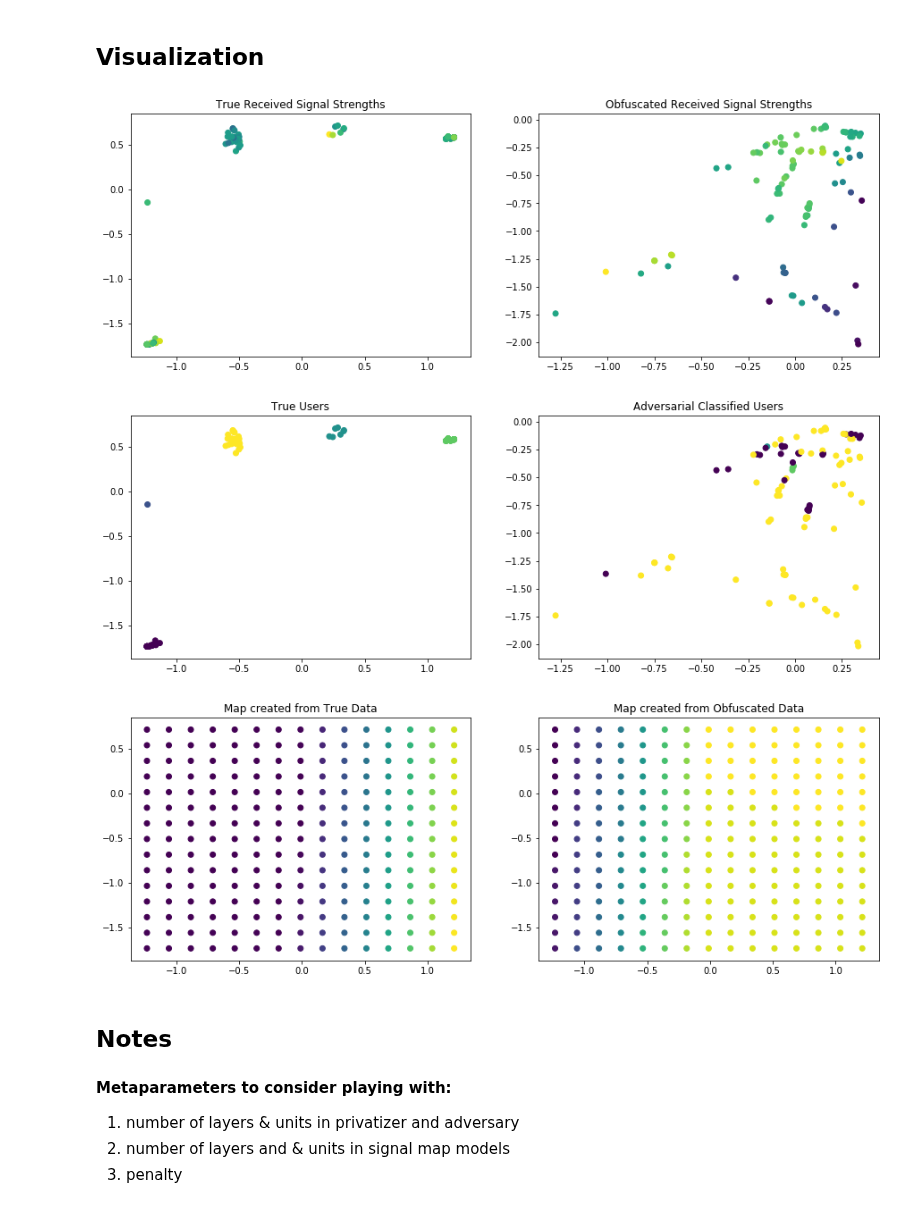
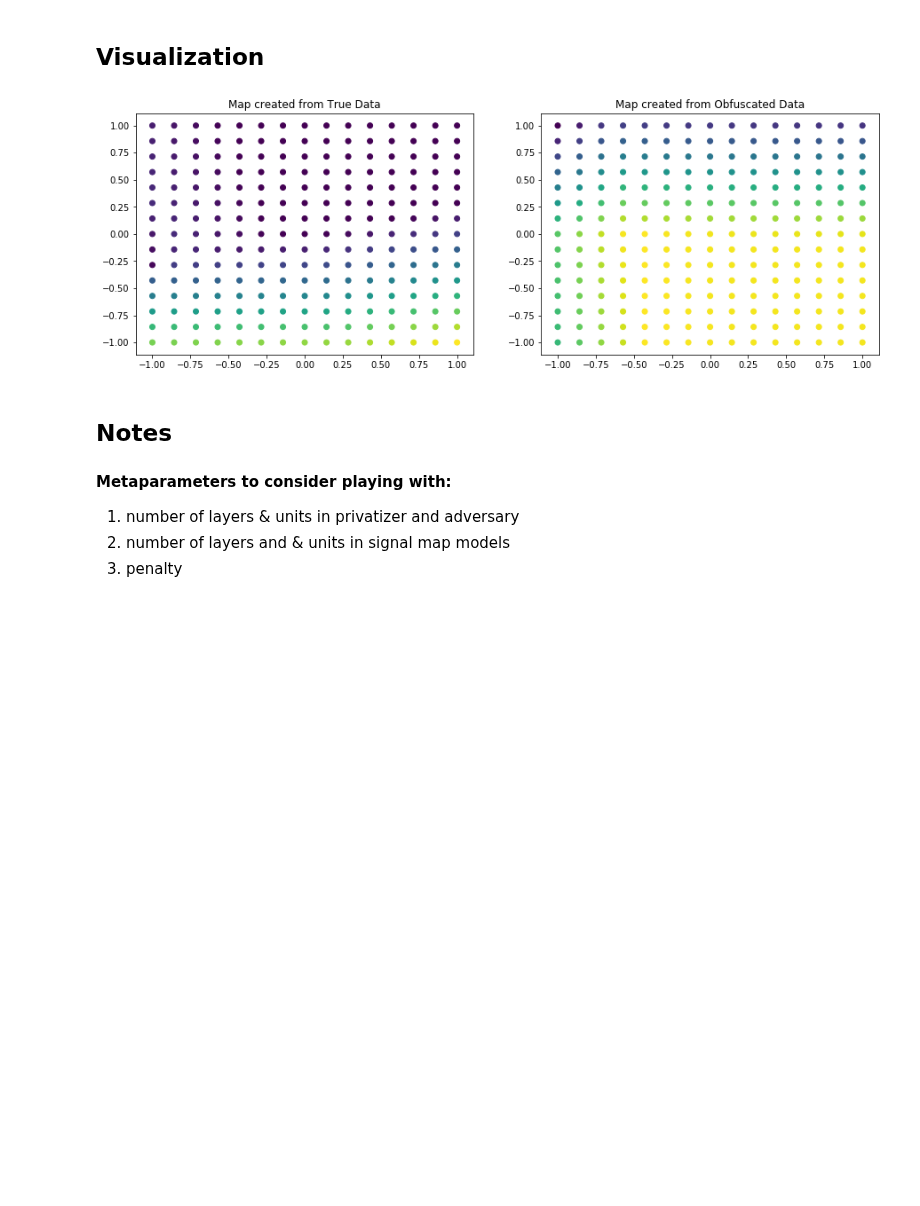
Before and after one commit to lillyclark/privacy-utility, a Jupyter notebook: GAP - Chania Dataset.ipynb, the cells around one changed output. Drawn from its saved outputs; the diff is of its cells as text; code cells hidden in the pictures; blank space fills up the shorter version.

```diff
--- a/GAP - Chania Dataset.ipynb
+++ b/GAP - Chania Dataset.ipynb
@@ -70,7 +68,12 @@ def signal_map_error(x, y):
         outputmodel.fit(y[:,2:], y[:,1], steps_per_epoch=1, epochs=100, verbose=0)
 
         # compare inputmodel(input) and outputmodel(input)
-        map_error = tf.reduce_mean(tf.squared_difference(inputmodel(x[:,2:]), outputmodel(x[:,2:])))
+        # map_error = tf.reduce_mean(tf.squared_difference(inputmodel(x[:,2:]), outputmodel(x[:,2:])))
+
+        # compare inputmodel(testpoints) and outputmodel(testpoints)
+        testpoints = np.mgrid[-1:1:15j, -1:1:15j].reshape(2,-1).T
+        grid = tf.constant(testpoints, dtype=tf.float32)
+        map_error = tf.reduce_mean(tf.squared_difference(inputmodel(grid), outputmodel(grid)))
 
     return map_error, inputmodel, outputmodel
 # %% [markdown]
@@ -111,7 +114,7 @@ threshold = tf.constant(0.5, dtype=tf.float32)
 x, trueusers = sampleChania(Chania, n_points=100)
 y = privatizer(x)
 z = adversary(y)
-n = 10
+n = 1
 
 # initialize loss variables
 class_error = classification_error(z, trueusers)
@@ -178,20 +172,24 @@ def plot_users(x, y, z, trueusers, sess):
     zarray = z.eval(session=sess)
     u = trueusers.eval(session=sess)
 
-    fig, ax = plt.subplots(1, 2, figsize=(15,5))
+    fig, ax1 = plt.subplots(1, 2, figsize=(15,5))
 
-    ax[0].scatter(xarray[:,3], xarray[:,2], c=u)
-    ax[0].set_title("True Users")
+    ax1[0].scatter(xarray[:,3], xarray[:,2], c=u)
+    ax1[0].set_title("User Labels")
 
-    ax[1].scatter(yarray[:,3], yarray[:,2], c=np.argmax(zarray, axis=1))
-    ax[1].set_title("Adversarial Classified Users")
+    ax1[1].scatter(yarray[:,3], yarray[:,2], c=u)
+    ax1[1].set_title("Obfuscated data - User Labels")
+
+    fig, ax2 = plt.subplots(1, 2, figsize=(15,5))
+
+    ax2[0].scatter(xarray[:,3], xarray[:,2], c=np.argmax(zarray, axis=1))
+    ax2[0].set_title("User Labels estimated by adversary")
+
+    ax2[1].scatter(yarray[:,3], yarray[:,2], c=np.argmax(zarray, axis=1))
+    ax2[1].set_title("Obfuscated data - User Labels estimated by adversary")
 # %%
-def plot_maps(x, inputmodel, outputmodel, sess):
-    inputdata = x.eval(session=sess)
-    xmin, xmax = np.min(inputdata[:,2]), np.max(inputdata[:,2])
-    ymin, ymax = np.min(inputdata[:,3]), np.max(inputdata[:,3])
-    testpoints = np.mgrid[xmin:xmax:15j, ymin:ymax:15j].reshape(2,-1).T
-
+def plot_maps(inputmodel, outputmodel, sess):
+    testpoints = np.mgrid[-1:1:15j, -1:1:15j].reshape(2,-1).T
     grid = tf.constant(testpoints, dtype=tf.float32)
 
     inputmap = inputmodel.predict_on_batch(grid.eval(session=sess))
@@ -206,12 +204,10 @@ def plot_maps(x, inputmodel, outputmodel, sess):
 # %%
 plot_rssi(x, y, sess)
 plot_users(x, y, z, trueusers, sess)
 _, inputmodel, outputmodel = signal_map_error(x, y)
-plot_maps(x, inputmodel, outputmodel, sess)
+plot_maps(inputmodel, outputmodel, sess)
 # %% [output]
-[figure, old version]
+[figure, new version]
-[figure, removed]
-[figure, removed]
 # %% [markdown]
 ## Notes
 
```
Also changed, not shown: parts of 5 cells of this notebook.
